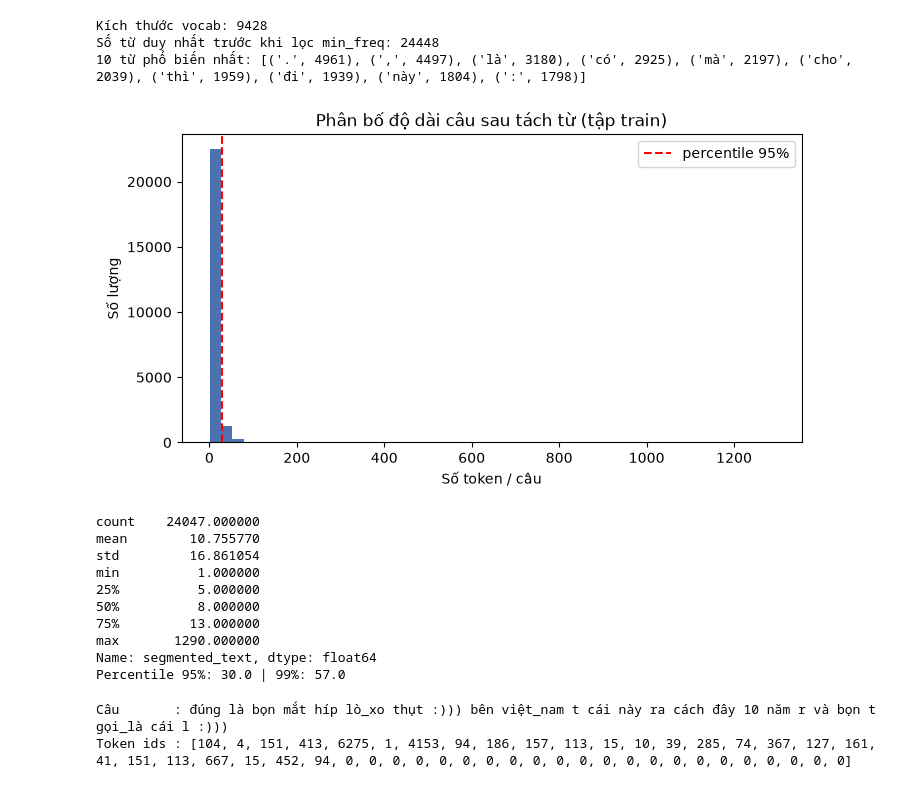
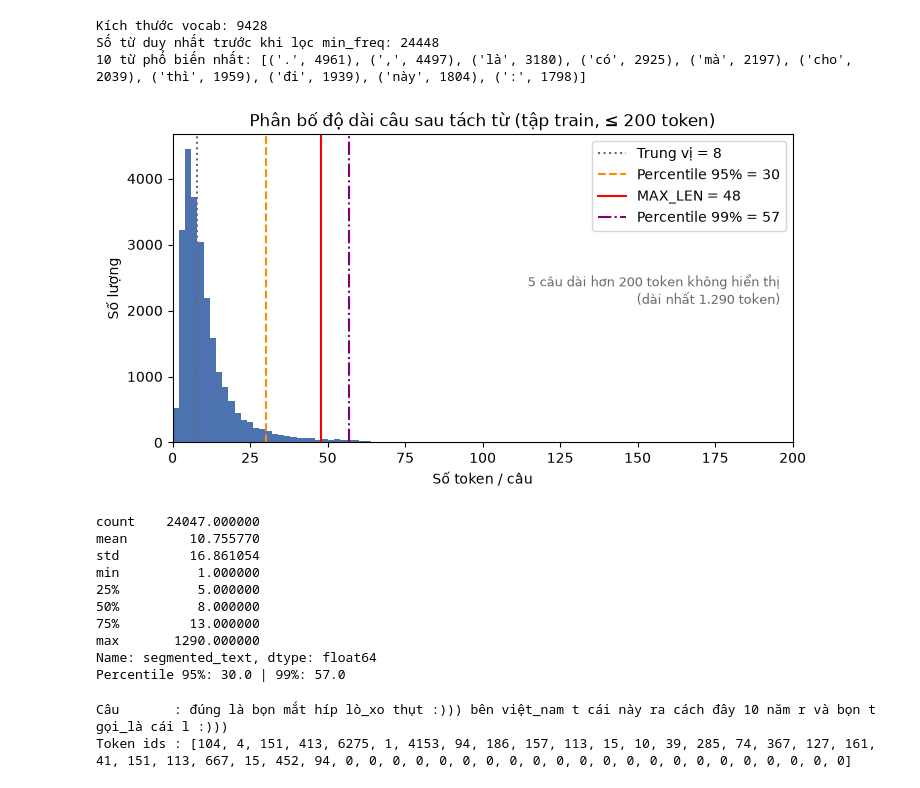
Before and after one commit to vinh-shin/demo-transformer, a Jupyter notebook: notebook/vihsd_transformer_from_scratch.ipynb, the cells around one changed output. Saved outputs shown, nothing was run; the diff lists cells and outputs as text; code cells hidden in the pictures.

```diff
--- a/src/vihsd_transformer_from_scratch.ipynb
+++ b/notebook/vihsd_transformer_from_scratch.ipynb
@@ -147,20 +149,33 @@ Số từ duy nhất trước khi lọc min_freq: 24448
 # %%
 # Xác định MAX_LEN dựa trên phân bố độ dài câu (số token) sau khi tách từ
 seq_lengths = train_df["segmented_text"].apply(lambda t: len(t.split()))
 
+# Vài câu rất dài (tới hơn 1.000 token) kéo giãn trục x, nên chỉ vẽ các câu <= 200 token.
+PLOT_MAX = 200
+n_hidden = int((seq_lengths > PLOT_MAX).sum())
+
 plt.figure(figsize=(8, 4))
-plt.hist(seq_lengths, bins=50, color="#4c72b0")
-plt.axvline(seq_lengths.quantile(0.95), color="red", linestyle="--", label="percentile 95%")
+plt.hist(seq_lengths[seq_lengths <= PLOT_MAX], bins=range(0, PLOT_MAX + 2, 2), color="#4c72b0")
+for value, name, color, style in [
+    (seq_lengths.median(), "Trung vị", "dimgray", ":"),
+    (seq_lengths.quantile(0.95), "Percentile 95%", "darkorange", "--"),
+    (48, "MAX_LEN", "red", "-"),  # giá trị chọn ở cell bên dưới
+    (seq_lengths.quantile(0.99), "Percentile 99%", "purple", "-."),
+]:
+    plt.axvline(value, color=color, linestyle=style, linewidth=1.5, label=f"{name} = {value:.0f}")
+plt.xlim(0, PLOT_MAX)
 plt.xlabel("Số token / câu")
 plt.ylabel("Số lượng")
-plt.title("Phân bố độ dài câu sau tách từ (tập train)")
+plt.title(f"Phân bố độ dài câu sau tách từ (tập train, ≤ {PLOT_MAX} token)")
 plt.legend()
+plt.text(0.98, 0.55, f"{n_hidden} câu dài hơn {PLOT_MAX} token không hiển thị\n(dài nhất {seq_lengths.max():,} token)".replace(",", "."),
+         transform=plt.gca().transAxes, ha="right", va="top", fontsize=9, color="dimgray")
 plt.show()
 
 print(seq_lengths.describe())
 print("Percentile 95%:", seq_lengths.quantile(0.95), "| 99%:", seq_lengths.quantile(0.99))
 # %% [output]
-[figure, old version]
+[figure, new version]
 count    24047.000000
 mean        10.755770
 std         16.861054
```
Also changed, not shown: parts of 3 cells of this notebook, 39 other files.
